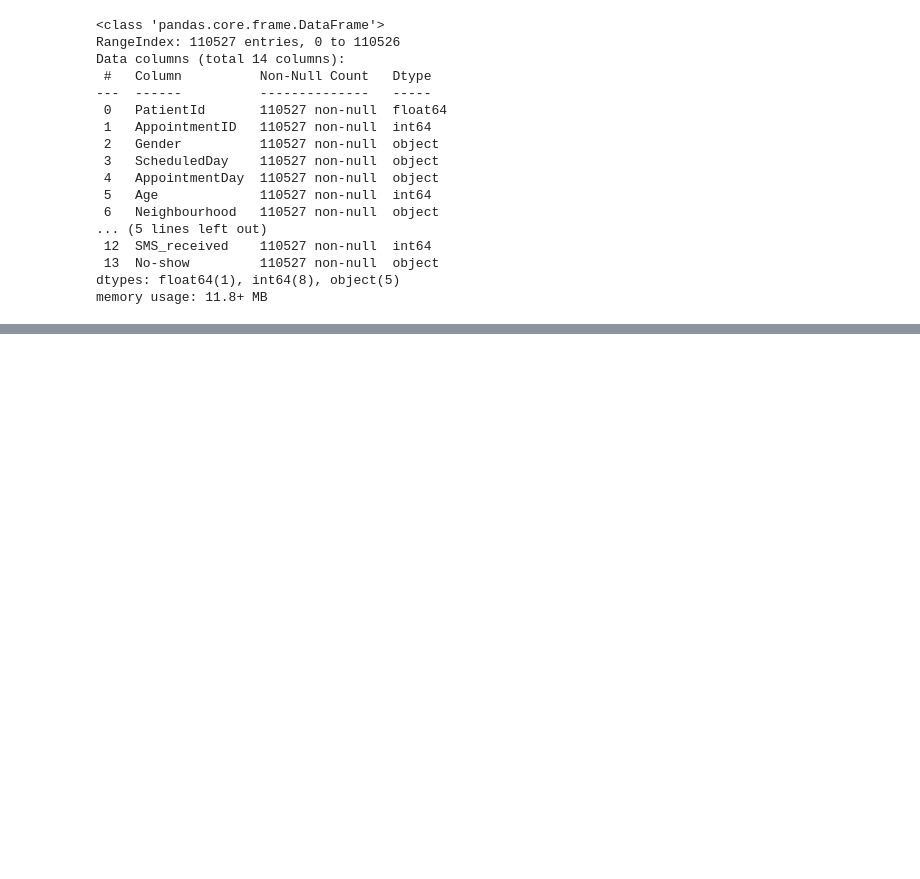
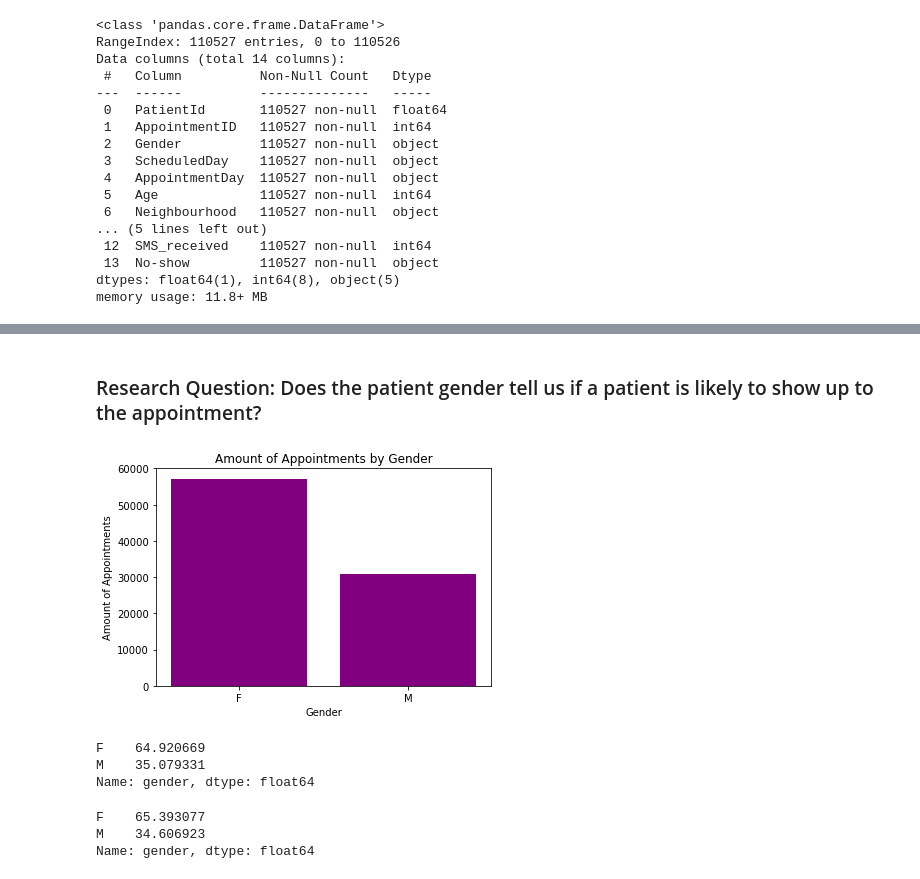
Before and after one commit to jlvalport/Medical-appointments-analysis, a Jupyter notebook: No-show Medical Appointments Analysis.ipynb, the cells around one changed output, grey strips where cells are left out. Drawn from its saved outputs; the diff is of its cells as text; code cells hidden in the pictures; blank space fills up the shorter version.

Commit message:
Data wrangling, data cleaning and 3 exploratory questions

```diff
--- a/No-show Medical Appointments Analysis.ipynb
+++ b/No-show Medical Appointments Analysis.ipynb
@@ -74,0 +286,29 @@ memory usage: 11.8+ MB
+# %% [markdown]
+ ### Research Question: Does the patient gender tell us if a patient is likely to show up to the appointment?
+# %%
+f_amount = df_showed_up.query('gender == "F"')['gender'].count()
+m_amount = df_showed_up.query('gender == "M"')['gender'].count()
+values = [f_amount, m_amount]
+genders = ['F', 'M']
+
+plt.bar(genders, values, color='purple')
+
+plt.ylabel('Amount of Appointments')
+plt.xlabel('Gender')
+plt.title('Amount of Appointments by Gender');
+# %% [output]
+[figure, added]
+# %%
+percent_show_gender = df_showed_up['gender'].value_counts() / df_showed_up.shape[0] * 100
+percent_show_gender
+# %% [output]
+F    64.920669
+M    35.079331
+Name: gender, dtype: float64
+# %%
+percent_no_show_gender = df_not_showed_up['gender'].value_counts() / df_not_showed_up.shape[0] * 100
+percent_no_show_gender
+# %% [output]
+F    65.393077
+M    34.606923
+Name: gender, dtype: float64
```
Also changed, not shown: parts of 57 cells of this notebook.
